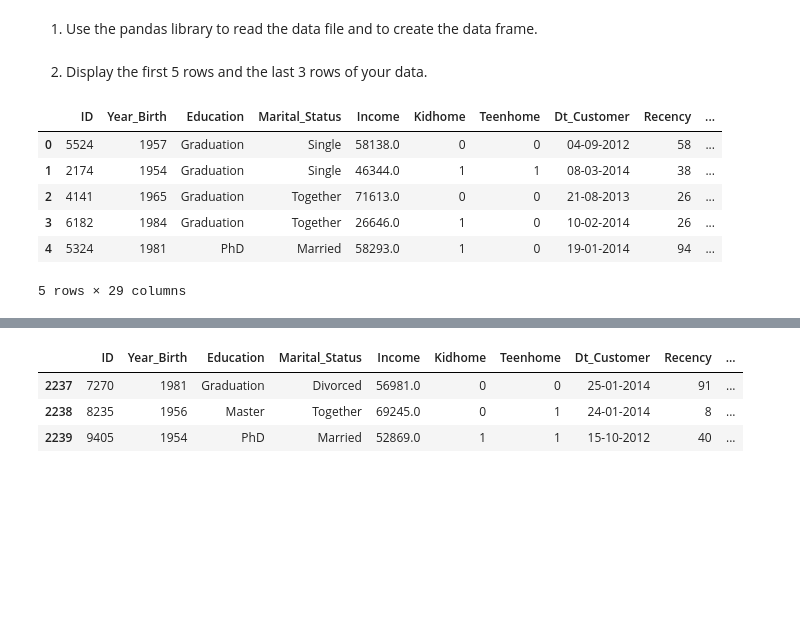
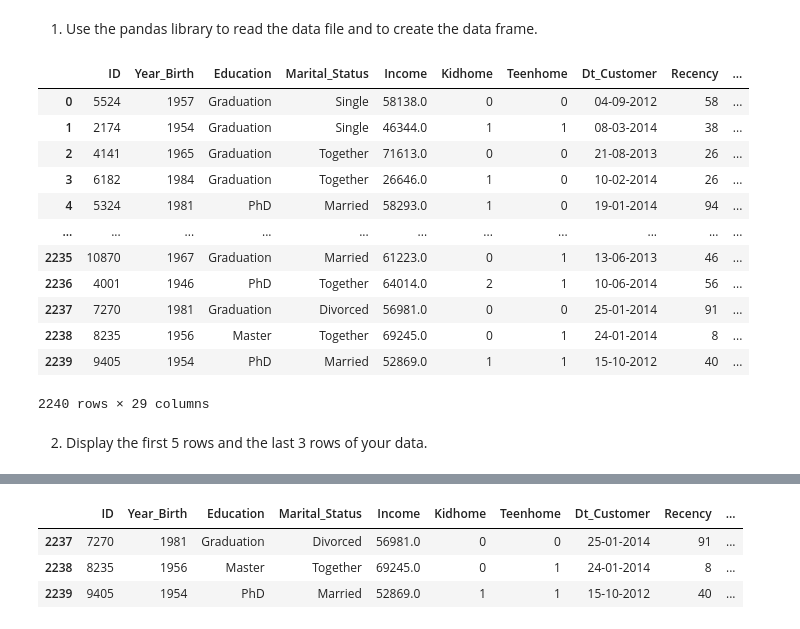
Before and after one commit to sudhanshrestha/final_project_big_data_prog, a Jupyter notebook: FinalProject.ipynb, the cells around one changed output, grey strips where cells are left out. Cells and saved outputs as stored; diff of their text form; code cells hidden in the pictures; blank space fills up the shorter version.

```diff
--- a/FinalProject.ipynb
+++ b/FinalProject.ipynb
@@ -16,12 +16,20 @@ df = pd.read_csv(data_path, delimiter='\t')
+# %%
+data_path ='customers.csv' # setting the path to the data file
+df = pd.read_csv(data_path, delimiter='\t') # reading the csv file, with delimiter as tab since data are separated by tabs
+df
+# %% [output]
+|  | ID | Year_Birth | Education | Marital_Status | Income | Kidhome | Teenhome | Dt_Customer | Recency | ... |
+| 0 | 5524 | 1957 | Graduation | Single | 58138.0 | 0 | 0 | 04-09-2012 | 58 | ... |
+| 1 | 2174 | 1954 | Graduation | Single | 46344.0 | 1 | 1 | 08-03-2014 | 38 | ... |
+| 2 | 4141 | 1965 | Graduation | Together | 71613.0 | 0 | 0 | 21-08-2013 | 26 | ... |
+| 3 | 6182 | 1984 | Graduation | Together | 26646.0 | 1 | 0 | 10-02-2014 | 26 | ... |
+| 4 | 5324 | 1981 | PhD | Married | 58293.0 | 1 | 0 | 19-01-2014 | 94 | ... |
+| ... | ... | ... | ... | ... | ... | ... | ... | ... | ... | ... |
+| 2235 | 10870 | 1967 | Graduation | Married | 61223.0 | 0 | 1 | 13-06-2013 | 46 | ... |
+| 2236 | 4001 | 1946 | PhD | Together | 64014.0 | 2 | 1 | 10-06-2014 | 56 | ... |
+| 2237 | 7270 | 1981 | Graduation | Divorced | 56981.0 | 0 | 0 | 25-01-2014 | 91 | ... |
+| 2238 | 8235 | 1956 | Master | Together | 69245.0 | 0 | 1 | 24-01-2014 | 8 | ... |
+| 2239 | 9405 | 1954 | PhD | Married | 52869.0 | 1 | 1 | 15-10-2012 | 40 | ... |
+2240 rows × 29 columns
 # %% [markdown]
 2. Display the first 5 rows and the last 3 rows of your data.
-# %%
-df.head()
-# %% [output]
-|  | ID | Year_Birth | Education | Marital_Status | Income | Kidhome | Teenhome | Dt_Customer | Recency | ... |
-| 0 | 5524 | 1957 | Graduation | Single | 58138.0 | 0 | 0 | 04-09-2012 | 58 | ... |
-| 1 | 2174 | 1954 | Graduation | Single | 46344.0 | 1 | 1 | 08-03-2014 | 38 | ... |
-| 2 | 4141 | 1965 | Graduation | Together | 71613.0 | 0 | 0 | 21-08-2013 | 26 | ... |
-| 3 | 6182 | 1984 | Graduation | Together | 26646.0 | 1 | 0 | 10-02-2014 | 26 | ... |
-| 4 | 5324 | 1981 | PhD | Married | 58293.0 | 1 | 0 | 19-01-2014 | 94 | ... |
-5 rows × 29 columns
```
Also changed, not shown: parts of 35 cells of this notebook, 3 other files.
